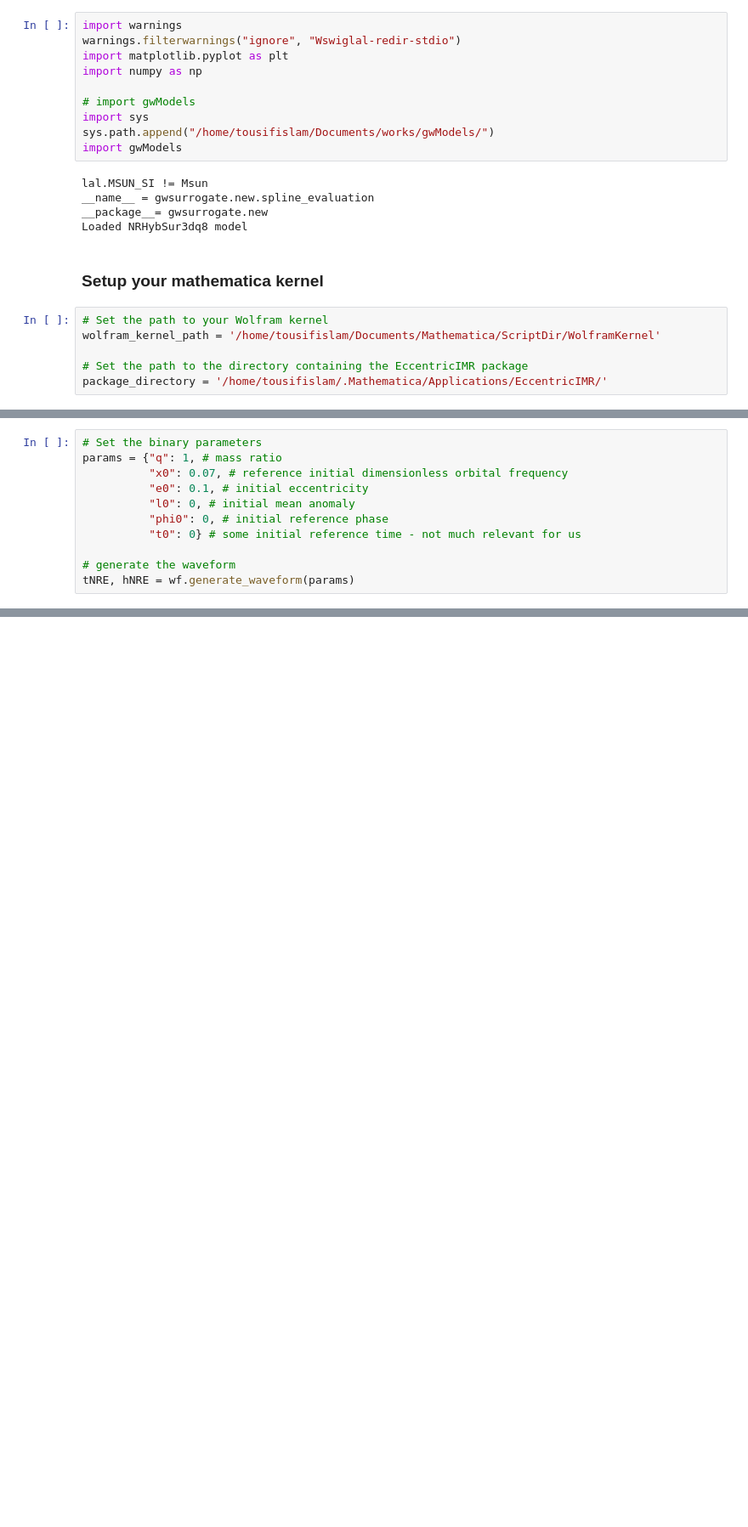
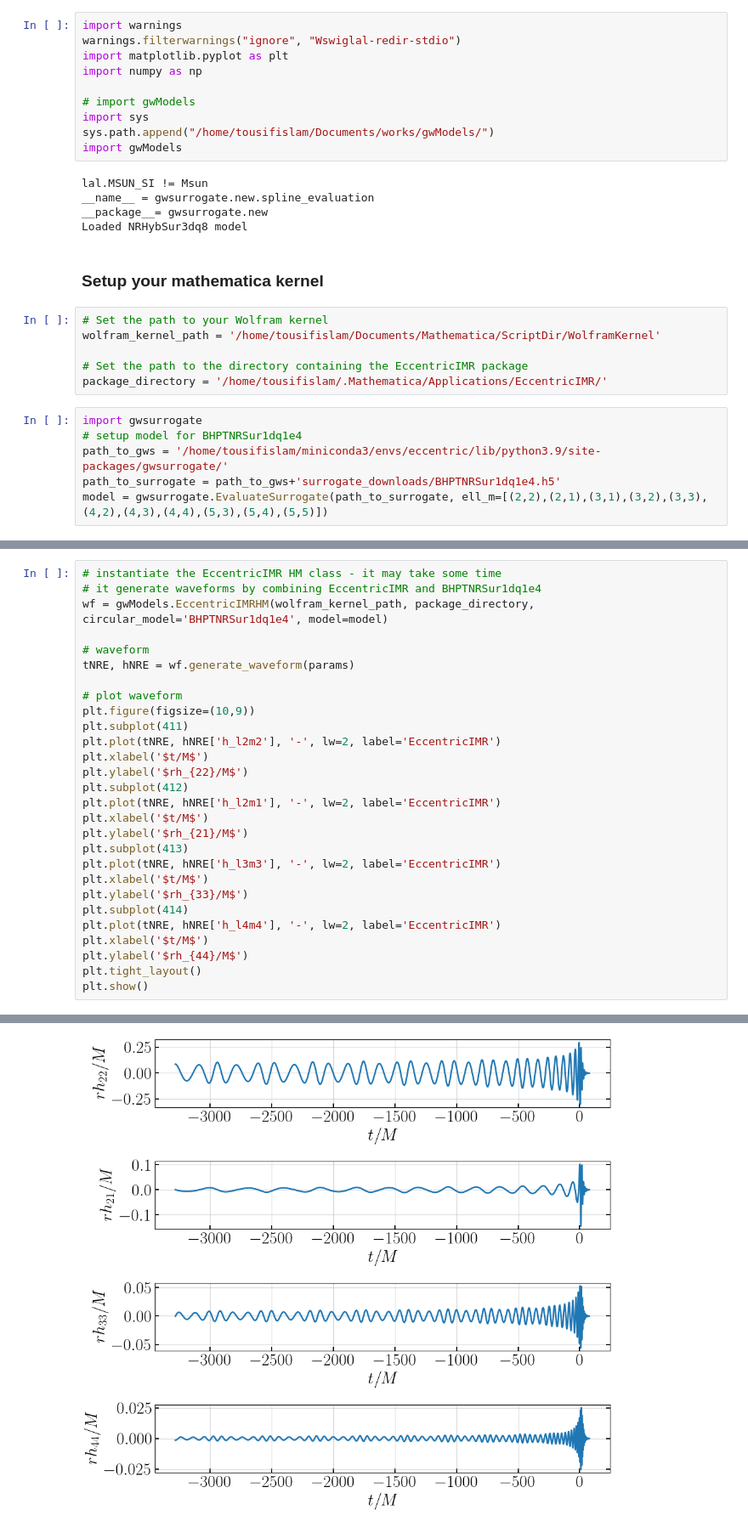
Before and after one commit to tousifislam/gwModels, a Jupyter notebook: tutorials/EccentricIMR_HMs_example.ipynb, the cells around one changed output, grey strips where cells are left out. Shown at 85% size. Saved outputs shown, nothing was run; the diff lists cells and outputs as text; blank space fills up the shorter version.

```diff
--- a/tutorials/EccentricIMR_HMs_example.ipynb
+++ b/tutorials/EccentricIMR_HMs_example.ipynb
@@ -24,3 +24,9 @@ wolfram_kernel_path = '/home/tousifislam/Documents/Mathematica/ScriptDir/Wolfram
 
 # Set the path to the directory containing the EccentricIMR package
 package_directory = '/home/tousifislam/.Mathematica/Applications/EccentricIMR/'
+# %%
+import gwsurrogate
+# setup model for BHPTNRSur1dq1e4
+path_to_gws = '/home/tousifislam/miniconda3/envs/eccentric/lib/python3.9/site-packages/gwsurrogate/'
+path_to_surrogate = path_to_gws+'surrogate_downloads/BHPTNRSur1dq1e4.h5'
+model = gwsurrogate.EvaluateSurrogate(path_to_surrogate, ell_m=[(2,2),(2,1),(3,1),(3,2),(3,3),(4,2),(4,3),(4,4),(5,3),(5,4),(5,5)])
@@ -33,13 +105,30 @@ Loaded NRHybSur3dq8 model
 # %%
-# Set the binary parameters
-params = {"q": 1, # mass ratio
-          "x0": 0.07, # reference initial dimensionless orbital frequency
-          "e0": 0.1, # initial eccentricity
-          "l0": 0, # initial mean anomaly
-          "phi0": 0, # initial reference phase
-          "t0": 0} # some initial reference time - not much relevant for us
+# instantiate the EccentricIMR HM class - it may take some time
+# it generate waveforms by combining EccentricIMR and BHPTNRSur1dq1e4
+wf = gwModels.EccentricIMRHM(wolfram_kernel_path, package_directory, circular_model='BHPTNRSur1dq1e4', model=model)
 
-# generate the waveform
+# waveform
 tNRE, hNRE = wf.generate_waveform(params)
+
+# plot waveform
+plt.figure(figsize=(10,9))
+plt.subplot(411)
+plt.plot(tNRE, hNRE['h_l2m2'], '-', lw=2, label='EccentricIMR')
+plt.xlabel('$t/M$')
+plt.ylabel('$rh_{22}/M$')
+plt.subplot(412)
+plt.plot(tNRE, hNRE['h_l2m1'], '-', lw=2, label='EccentricIMR')
+plt.xlabel('$t/M$')
+plt.ylabel('$rh_{21}/M$')
+plt.subplot(413)
+plt.plot(tNRE, hNRE['h_l3m3'], '-', lw=2, label='EccentricIMR')
+plt.xlabel('$t/M$')
+plt.ylabel('$rh_{33}/M$')
+plt.subplot(414)
+plt.plot(tNRE, hNRE['h_l4m4'], '-', lw=2, label='EccentricIMR')
+plt.xlabel('$t/M$')
+plt.ylabel('$rh_{44}/M$')
+plt.tight_layout()
+plt.show()
 # %% [output]
 Times[1.0, 0] is too small to represent as a normalized machine number; precision may be lost.
@@ -62,0 +145 @@ Exp[-3517282.] is too small to represent as a normalized machine number; precisi
+[figure, added]
```
Also changed, not shown: parts of 10 cells of this notebook, 5 other files.
